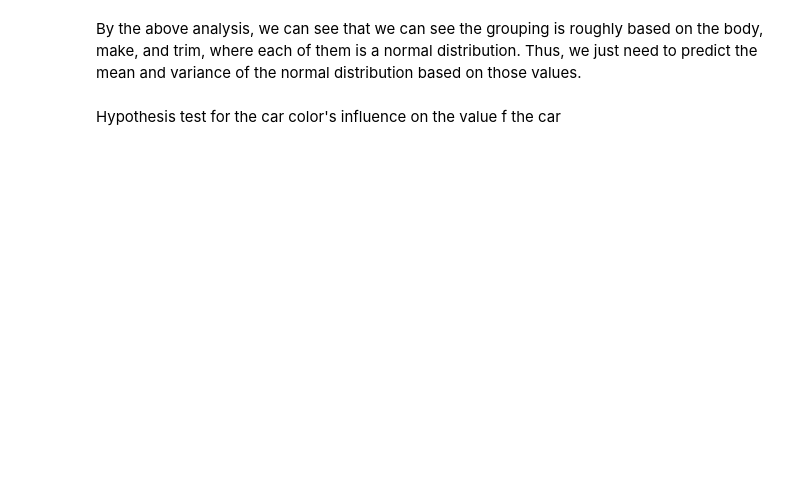
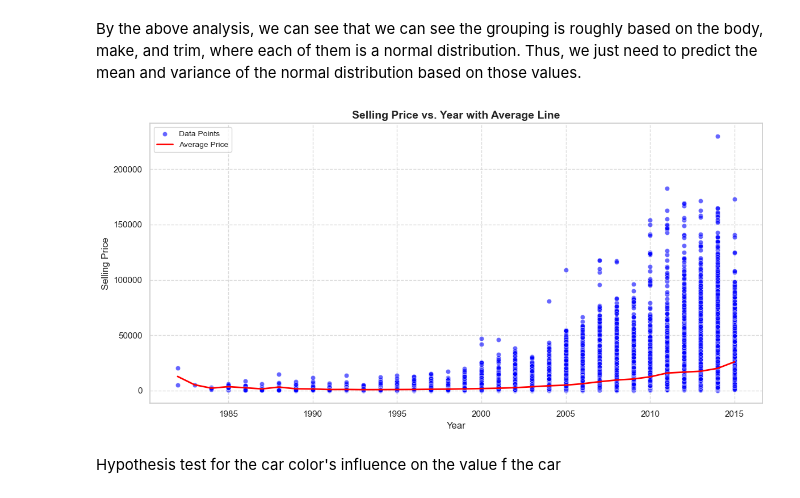
Before and after one commit to PicassoEEA/carAuctionAnalysis, a Jupyter notebook: solution.ipynb, the cells around one changed output. Saved outputs shown, nothing was run; the diff lists cells and outputs as text; code cells hidden in the pictures; blank space fills up the shorter version.

```diff
--- a/solution.ipynb
+++ b/solution.ipynb
@@ -304,4 +384,32 @@ NameError: name 'corr_matrix' is not defined
 # %% [markdown]
 By the above analysis, we can see that we can see the grouping is roughly based on the body, make, and trim, where each of them is a normal distribution. Thus, we just need to predict the mean and variance of the normal distribution based on those values.
+# %%
+import pandas as pd
+import matplotlib.pyplot as plt
+import seaborn as sns
+
+# Load the dataset
+df = pd.read_csv('car_prices_corrected.csv', on_bad_lines='warn')
+
+# Prepare the data for the average line
+average_price_per_year = df.groupby('year')['sellingprice'].mean().reset_index()
+
+# Plot
+plt.figure(figsize=(12, 6))
+sns.scatterplot(data=df, x='year', y='sellingprice', color='blue', alpha=0.6, label='Data Points')  # Scatter plot
+sns.lineplot(data=average_price_per_year, x='year', y='sellingprice', color='red', label='Average Price', linewidth=2)  # Average line
+
+# Customize the plot
+plt.title('Selling Price vs. Year with Average Line', fontsize=14, fontweight='bold')
+plt.xlabel('Year', fontsize=12)
+plt.ylabel('Selling Price', fontsize=12)
+plt.legend(fontsize=10)
+plt.grid(True, linestyle='--', alpha=0.7)
+
+# Show the plot
+plt.tight_layout()
+plt.show()
+# %% [output]
+[figure, added]
 # %% [markdown]
 Hypothesis test for the car color's influence on the value f the car
```
Also changed, not shown: parts of 4 cells of this notebook.
